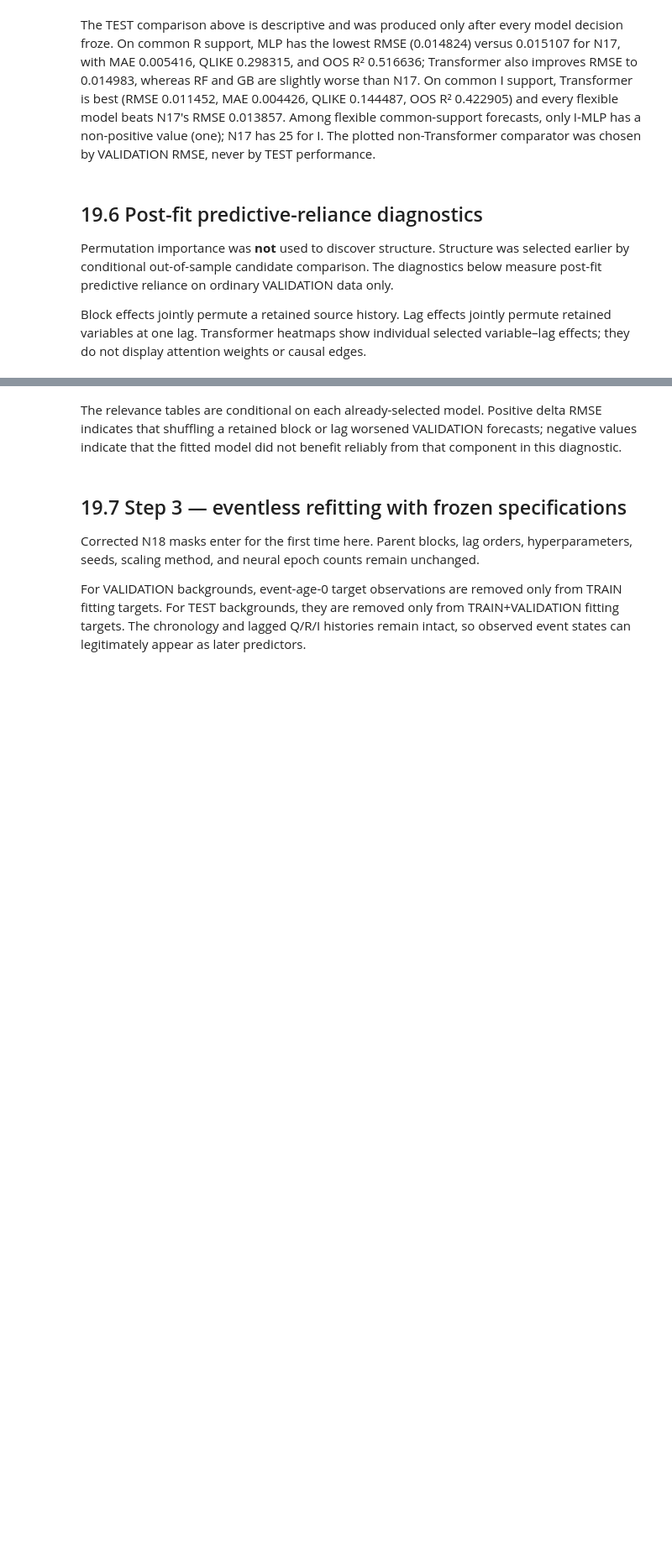
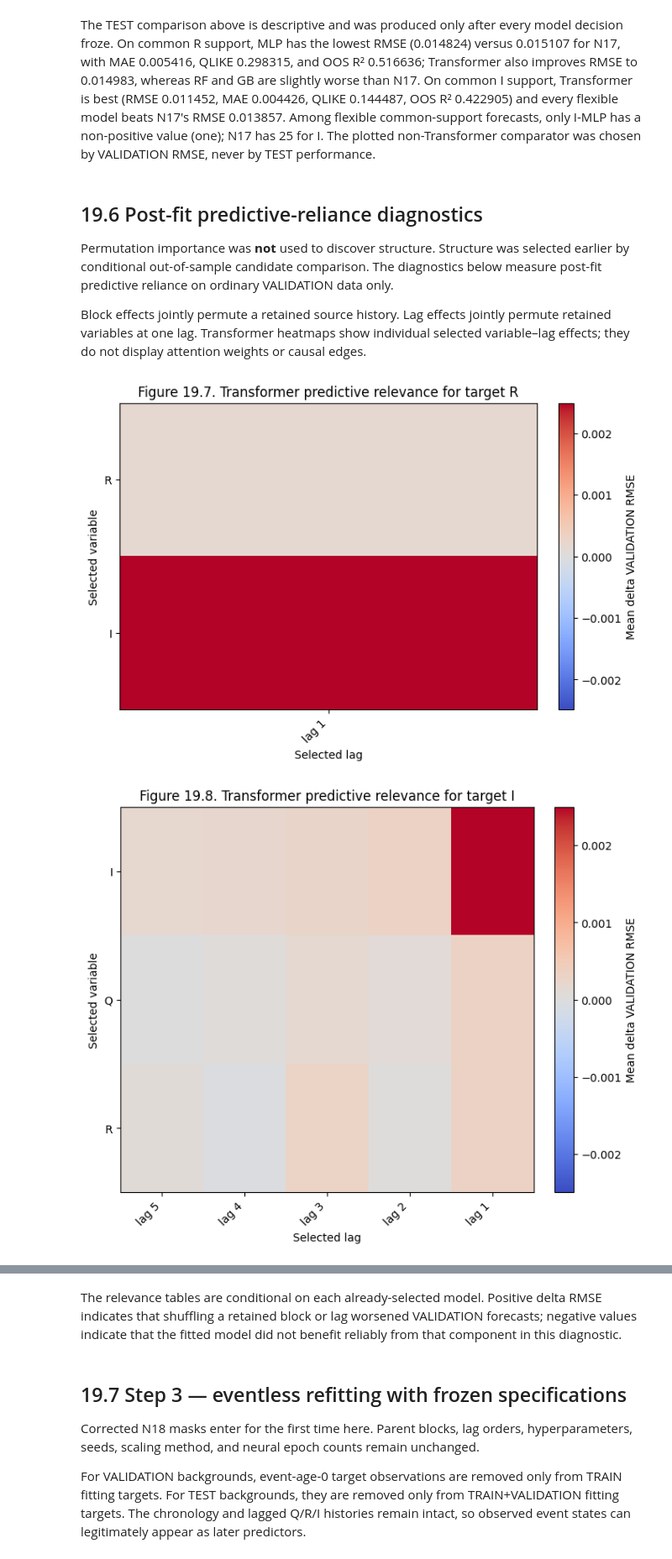
Before and after one commit to JivN24/HSBC-AN-RN, a Jupyter notebook: CODEWORK/Linus' Task Re-Do/19_empirical_nonparametric_causal_structure_and_event_weights.ipynb, the cells around one changed output, grey strips where cells are left out. Shown at 84% size. Cells and saved outputs as stored; diff of their text form; code cells hidden in the pictures; blank space fills up the shorter version.

Commit message:
19 modified to inline

```diff
--- a/CODEWORK/Linus' Task Re-Do/19_empirical_nonparametric_causal_structure_and_event_weights.ipynb
+++ b/CODEWORK/Linus' Task Re-Do/19_empirical_nonparametric_causal_structure_and_event_weights.ipynb
@@ -54,6 +54,8 @@ PATIENCE = 40
 MIN_DELTA = 1e-5
 BATCH_SIZE = 64
 PARSIMONY_BAND = 1.01
+INLINE_FIGURE_DISPLAY_COUNT = 0
+TREE_FEATURE_NAME_AUDIT_COUNT = 0
 
 SPLIT_BOUNDS = {
     "train": (pd.Timestamp("2003-05-05"), pd.Timestamp("2017-03-27")),
@@ -430,12 +432,15 @@ def ensemble_prediction(models, frame_or_array, columns, scales, model, lag_orde
     return np.mean(np.vstack(predictions), axis=0)
 
 def save_figure(fig, filename):
+    global INLINE_FIGURE_DISPLAY_COUNT
     assert filename.startswith("19_figure_") and filename.endswith(".png")
     FIGURES.mkdir(parents=True, exist_ok=True)
     path = FIGURES / filename
     if path.exists():
         assert path.is_file()
         path.unlink()
+    display(fig)
+    INLINE_FIGURE_DISPLAY_COUNT += 1
     fig.savefig(str(path), dpi=160, bbox_inches="tight")
     plt.close(fig)
     return path
@@ -1092,7 +1108,8 @@ for model in MODEL_FAMILIES:
                 permutation = rng.permutation(len(frame))
                 permuted = original.copy()
                 permuted[:, indices] = original[permutation][:, indices]
-                rmse = compute_metrics(actual, validation_prediction(model, target, permuted))["RMSE"]
+                permuted_frame = pd.DataFrame(permuted, columns=columns, index=frame.index)
+                rmse = compute_metrics(actual, validation_prediction(model, target, permuted_frame))["RMSE"]
                 deltas.append(rmse - baseline)
             importance_rows.append({
                 "target": target, "model": model, "importance_scope": "PARENT_BLOCK",
@@ -1110,7 +1127,8 @@ for model in MODEL_FAMILIES:
                 permutation = rng.permutation(len(frame))
                 permuted = original.copy()
                 permuted[:, indices] = original[permutation][:, indices]
-                rmse = compute_metrics(actual, validation_prediction(model, target, permuted))["RMSE"]
+                permuted_frame = pd.DataFrame(permuted, columns=columns, index=frame.index)
+                rmse = compute_metrics(actual, validation_prediction(model, target, permuted_frame))["RMSE"]
                 deltas.append(rmse - baseline)
             importance_rows.append({
                 "target": target, "model": model, "importance_scope": "LAG_GROUP",
@@ -1129,7 +1147,8 @@ for model in MODEL_FAMILIES:
                     permutation = rng.permutation(len(frame))
                     permuted = original.copy()
                     permuted[:, index] = original[permutation, index]
-                    rmse = compute_metrics(actual, validation_prediction(model, target, permuted))["RMSE"]
+                    permuted_frame = pd.DataFrame(permuted, columns=columns, index=frame.index)
+                    rmse = compute_metrics(actual, validation_prediction(model, target, permuted_frame))["RMSE"]
                     deltas.append(rmse - baseline)
                 importance_rows.append({
                     "target": target, "model": model, "importance_scope": "INDIVIDUAL_FEATURE",
@@ -1142,33 +1161,35 @@ for model in MODEL_FAMILIES:
 
 predictive_relevance_validation = pd.DataFrame(importance_rows)
 assert predictive_relevance_validation["validation_only"].all()
 
 for target, filename, number in [
     ("R", "19_figure_19_7_transformer_predictive_relevance_R.png", 7),
     ("I", "19_figure_19_8_transformer_predictive_relevance_I.png", 8),
 ]:
     parents, lag_order = selected_structure("TRANSFORMER", target)
     rows = predictive_relevance_validation.loc[
         predictive_relevance_validation["target"].eq(target)
         & predictive_relevance_validation["model"].eq("TRANSFORMER")
         & predictive_relevance_validation["importance_scope"].eq("INDIVIDUAL_FEATURE")
     ]
     matrix = rows.pivot(index="parent_block", columns="lag", values="mean_delta_RMSE").reindex(
         index=list(parents), columns=list(range(lag_order, 0, -1))
     )
     limit = max(float(np.nanmax(np.abs(matrix.to_numpy()))), 1e-12)
     fig, ax = plt.subplots(figsize=(max(7, lag_order * 0.75), 2.8 + len(parents)), constrained_layout=True)
     image = ax.imshow(matrix.to_numpy(), aspect="auto", cmap="coolwarm", vmin=-limit, vmax=limit)
     ax.set_xticks(range(lag_order), [f"lag {lag}" for lag in range(lag_order, 0, -1)], rotation=45, ha="right")
     ax.set_yticks(range(len(parents)), parents)
     ax.set_title(f"Figure 19.{number}. Transformer predictive relevance for target {target}")
     ax.set_xlabel("Selected lag")
     ax.set_ylabel("Selected variable")
     fig.colorbar(image, ax=ax, label="Mean delta VALIDATION RMSE")
     save_figure(fig, filename)
 
 display(predictive_relevance_validation.loc[predictive_relevance_validation["importance_scope"].eq("PARENT_BLOCK")])
 # %% [output]
+[figure, added]
+[figure, added]
 |  | target | model | importance_scope | parent_block | lag | feature | n_repeats | baseline_RMSE | ... |
 | 0 | R | RF | PARENT_BLOCK | R | NaN | R_BLOCK | 20 | 0.006241 | ... |
 | 1 | R | RF | PARENT_BLOCK | I | NaN | I_BLOCK | 20 | 0.006241 | ... |
```
Also changed, not shown: parts of 9 cells of this notebook, 20 other files.
